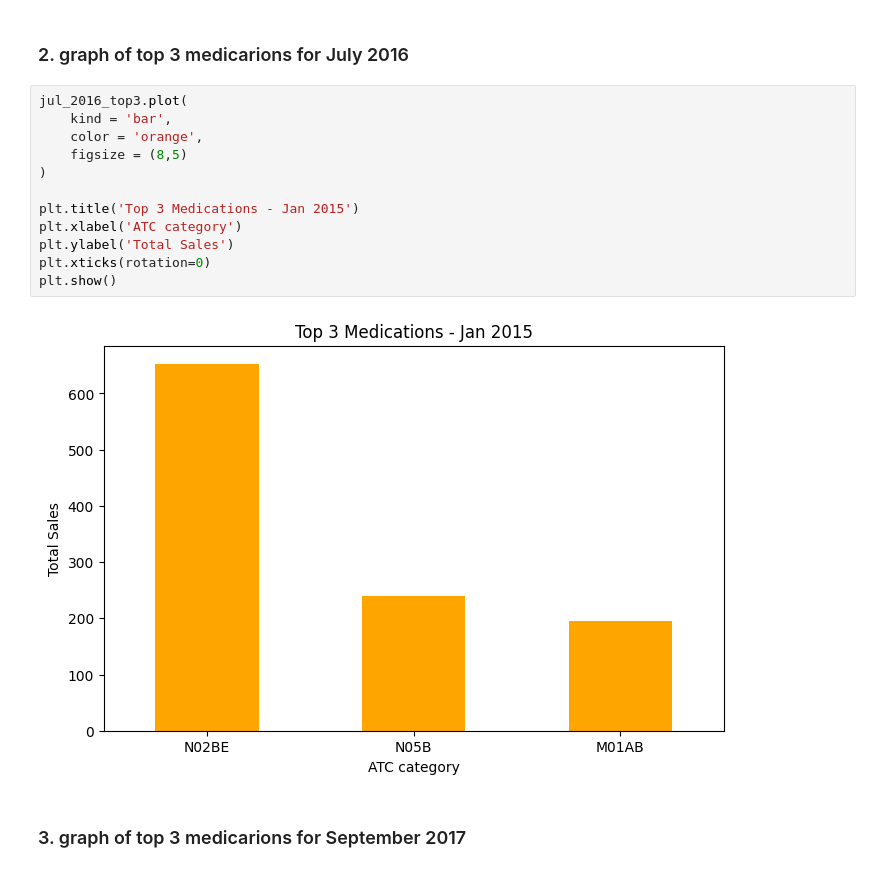
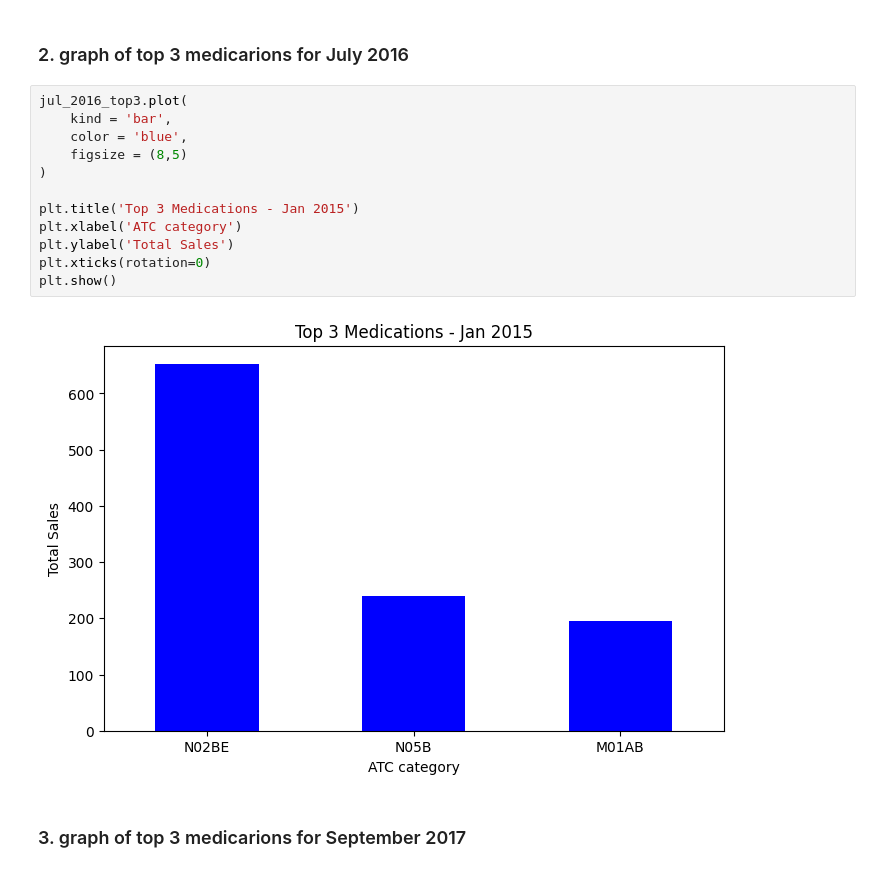
Before and after one commit to Lreport/Pharma-DataAnaly-Test, a Jupyter notebook: pharma_analysis.ipynb, the cells around one changed output. Cells and saved outputs as stored; diff of their text form.

```diff
--- a/pharma_analysis.ipynb
+++ b/pharma_analysis.ipynb
@@ -176,17 +176,17 @@ plt.show()
 # %%
 jul_2016_top3.plot(
     kind = 'bar',
-    color = 'orange',
+    color = 'blue',
     figsize = (8,5)
 )
 
 plt.title('Top 3 Medications - Jan 2015')
 plt.xlabel('ATC category')
 plt.ylabel('Total Sales')
 plt.xticks(rotation=0)
 plt.show()
 # %% [output]
-[figure, old version]
+[figure, new version]
 # %% [markdown]
 ### 3. graph of top 3 medicarions for September 2017
 # %%
```
Also changed, not shown: parts of 12 cells of this notebook.
